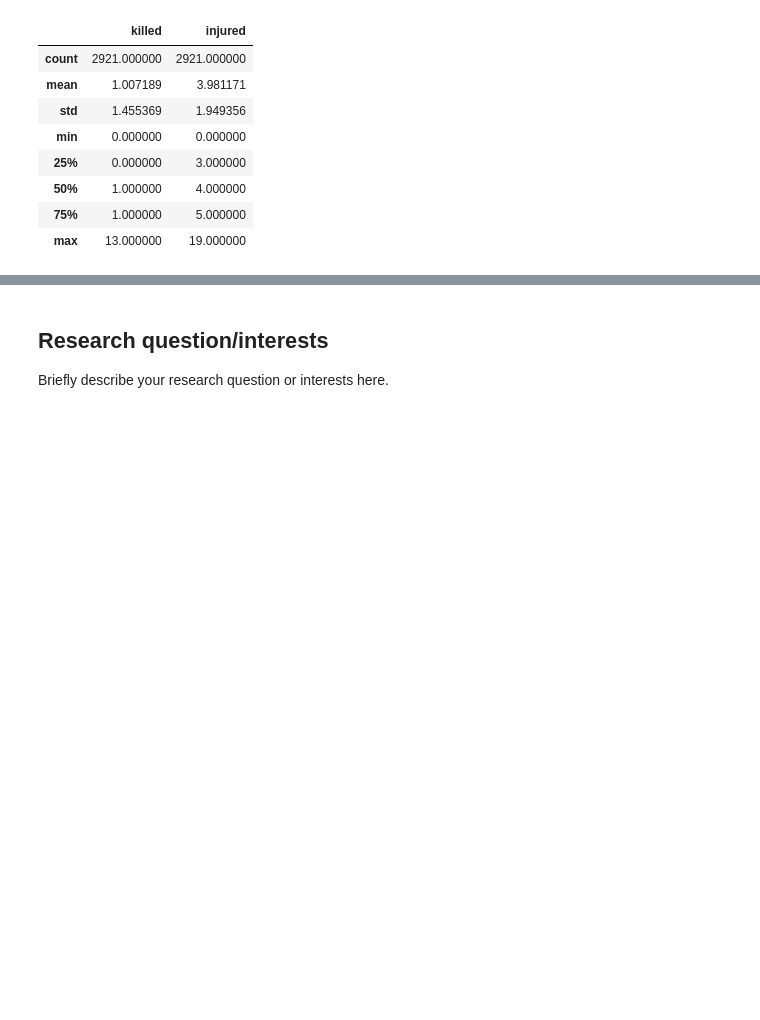
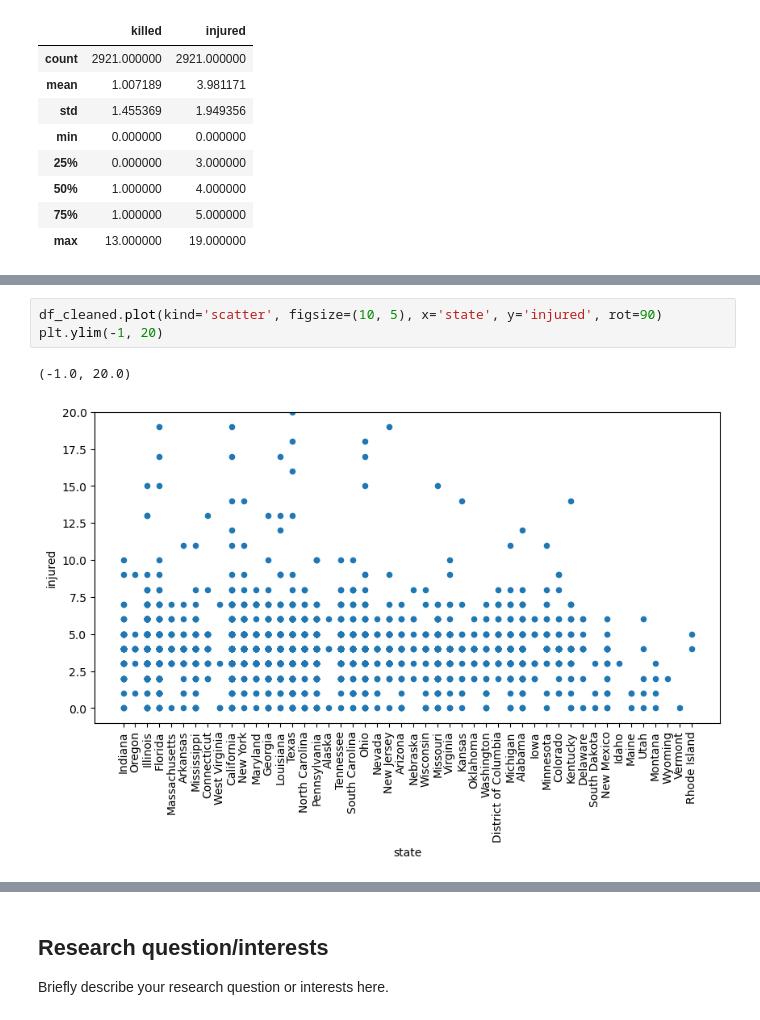
Before and after one commit to ubco-W2022T1-cosc301/project-group39, a Jupyter notebook: notebooks/analysis2.ipynb, the cells around one changed output, grey strips where cells are left out. Drawn from its saved outputs; the diff is of its cells as text; blank space fills up the shorter version.

```diff
--- a/notebooks/analysis2.ipynb
+++ b/notebooks/analysis2.ipynb
@@ -122,0 +170,6 @@ df_cleaned.plot(kind='scatter', figsize=(10, 5), x='state', y='killed', rot=90)
+# %%
+df_cleaned.plot(kind='scatter', figsize=(10, 5), x='state', y='injured', rot=90)
+plt.ylim(-1, 20)
+# %% [output]
+(-1.0, 20.0)
+[figure, added]
```
Also changed, not shown: parts of 10 cells of this notebook.
